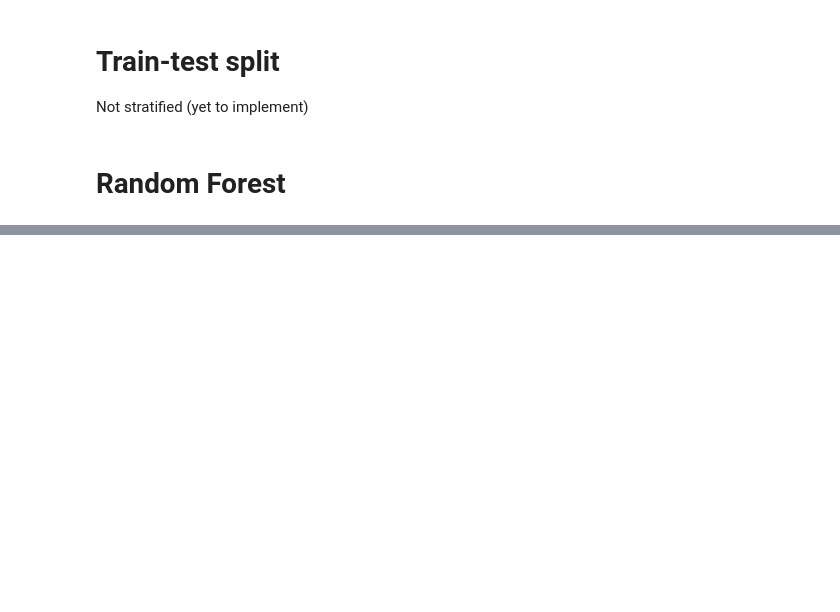
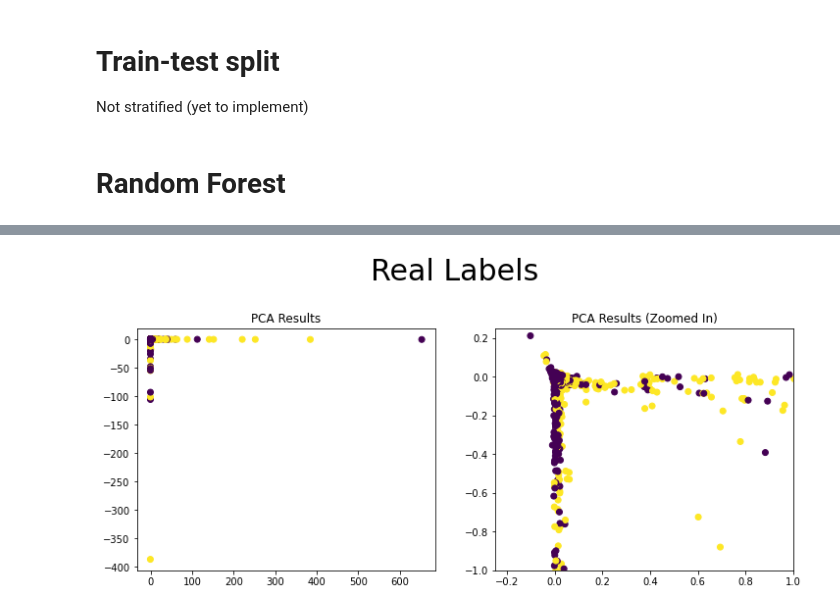
Before and after one commit to lwdovico/Distributed-Data-Project, a Jupyter notebook: 01_Spark_Test.ipynb, the cells around one changed output, grey strips where cells are left out. Drawn from its saved outputs; the diff is of its cells as text; code cells hidden in the pictures; blank space fills up the shorter version.

```diff
--- a/01_Spark_Test.ipynb
+++ b/01_Spark_Test.ipynb
@@ -515,0 +596,22 @@ Test Error = 0.14478696356348564
+# %%
+from pyspark.ml.clustering import BisectingKMeans
+from pyspark.ml.evaluation import ClusteringEvaluator
+
+# Trains a bisecting k-means model.
+bkm = BisectingKMeans().setK(2).setSeed(1)
+model = bkm.fit(assembled_df.select('features'))
+
+# Make predictions
+predictions = model.transform(assembled_df.select('features'))
+
+# Evaluate clustering by computing Silhouette score
+evaluator = ClusteringEvaluator()
+
+silhouette = evaluator.evaluate(predictions)
+print("Silhouette with squared euclidean distance = " + str(silhouette))
+
+# Shows the result.
+print("Cluster Centers: ")
+centers = model.clusterCenters()
+for center in centers:
+    print(center)
@@ -515,0 +636,21 @@ Test Error = 0.14478696356348564
+# %%
+cluster_pca = pca_df.join(predictions, 'features')
+# %%
+sampled_pca_out = cluster_pca.sample(withReplacement = False, fraction = 0.99, seed = 42)
+data_pca_collected = sampled_pca_out.select(['pca_features', 'prediction', 'target']).collect()
+to_plot = np.array([row.pca_features.toArray() for row in data_pca_collected])
+colors = np.array([row.prediction for row in data_pca_collected])
+colors_true = np.array([row.target for row in data_pca_collected])
+# %%
+plt.figure(figsize=(12, 10))
+plt.subplot2grid((2, 2), (0, 0), title = 'PCA Results')
+plt.scatter(to_plot[:,0], to_plot[:,1], c = colors_true)
+
+plt.subplot2grid((2, 2), (0, 1),  title = 'PCA Results (Zoomed In)')
+plt.scatter(to_plot[:,0], to_plot[:,1], c = colors_true)
+plt.xlim(-0.25, 1)
+plt.ylim(-1, 0.25)
+plt.suptitle('Real Labels', fontsize = 30)
+plt.show()
+# %% [output]
+[figure, added]
```
Also changed, not shown: parts of 44 cells of this notebook.
